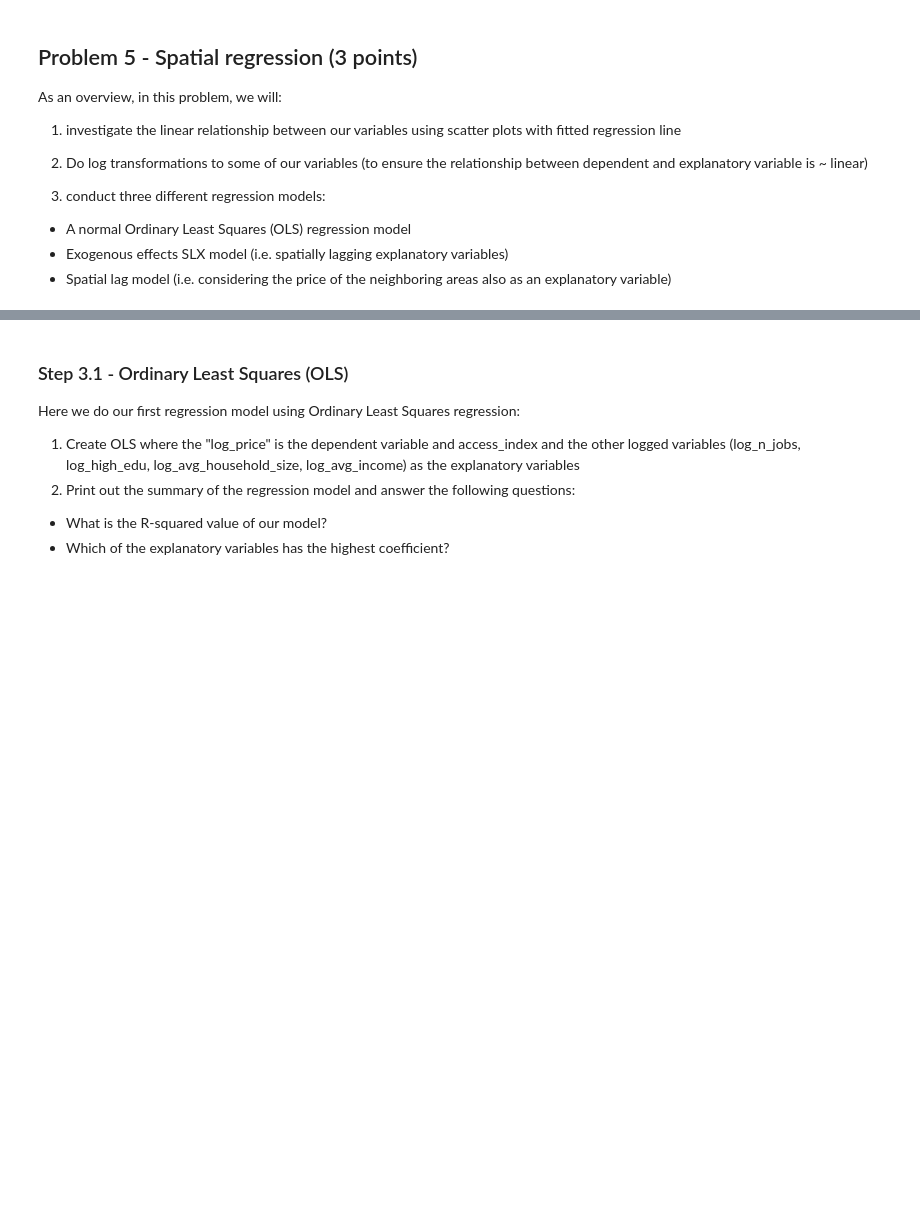
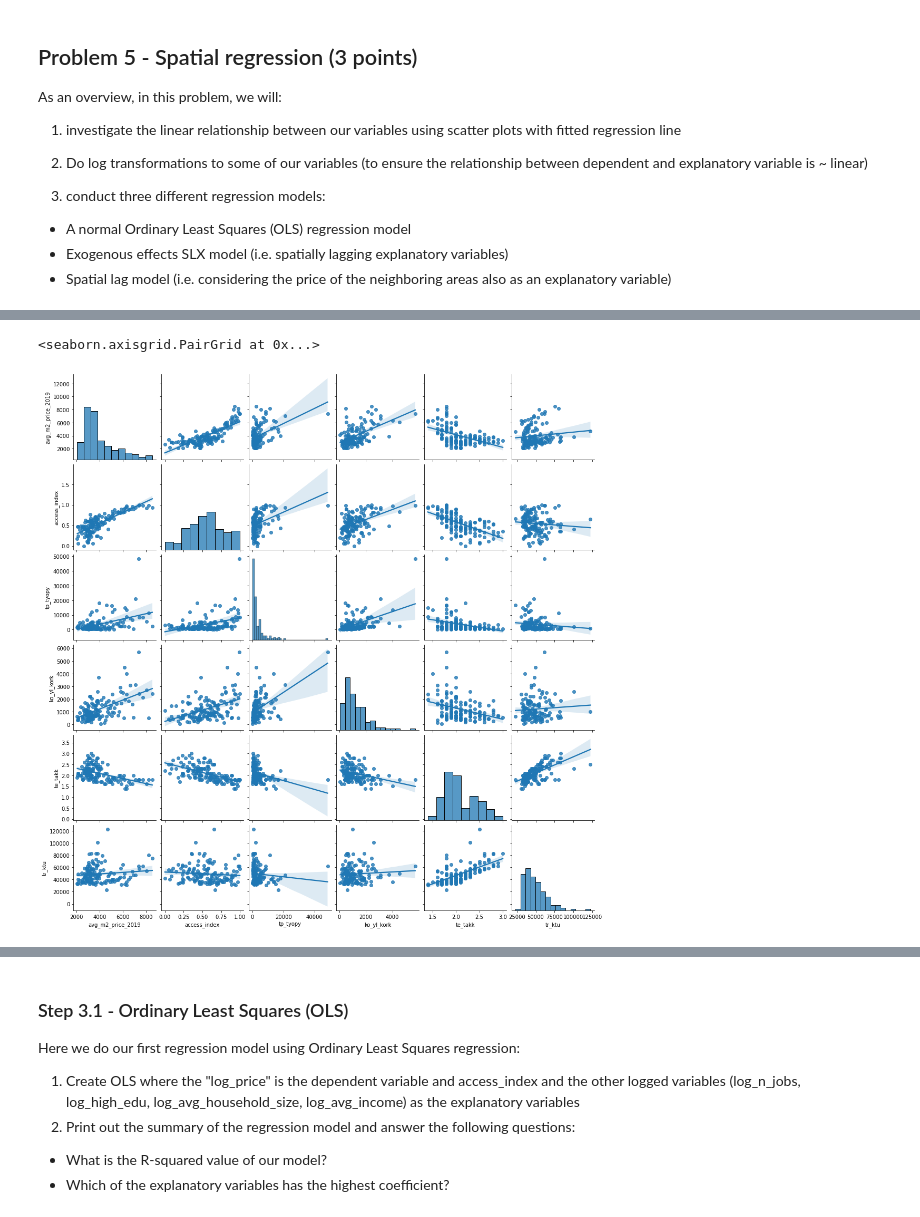
Before and after one commit to Sustainability-GIS-2022/exercise-4-laripernu, a Jupyter notebook: Exercise-4.ipynb, the cells around one changed output, grey strips where cells are left out. Cells and saved outputs as stored; diff of their text form; code cells hidden in the pictures; blank space fills up the shorter version.

```diff
--- a/Exercise-4.ipynb
+++ b/Exercise-4.ipynb
@@ -336,3 +351,10 @@ raise NotImplementedError()
+# %%
+# YOUR CODE HERE
+# 1. Create a scatter matrix based on our model attributes (price, access_index, tp_tyopy, ko_yl_kork, te_takk, tr_ktu) and fit a regression line to the plot. Use seaborn pairplot() function to make the visualization.
+seaborn.pairplot(data=data_no_island, vars=["avg_m2_price_2019", "access_index", "tp_tyopy", "ko_yl_kork", "te_takk", "tr_ktu"], kind='reg')
+# %% [output]
+<seaborn.axisgrid.PairGrid at 0x...>
+[figure, added]
 # %% [markdown]
 ### Step 2
 
```
Also changed, not shown: parts of 13 cells of this notebook.
